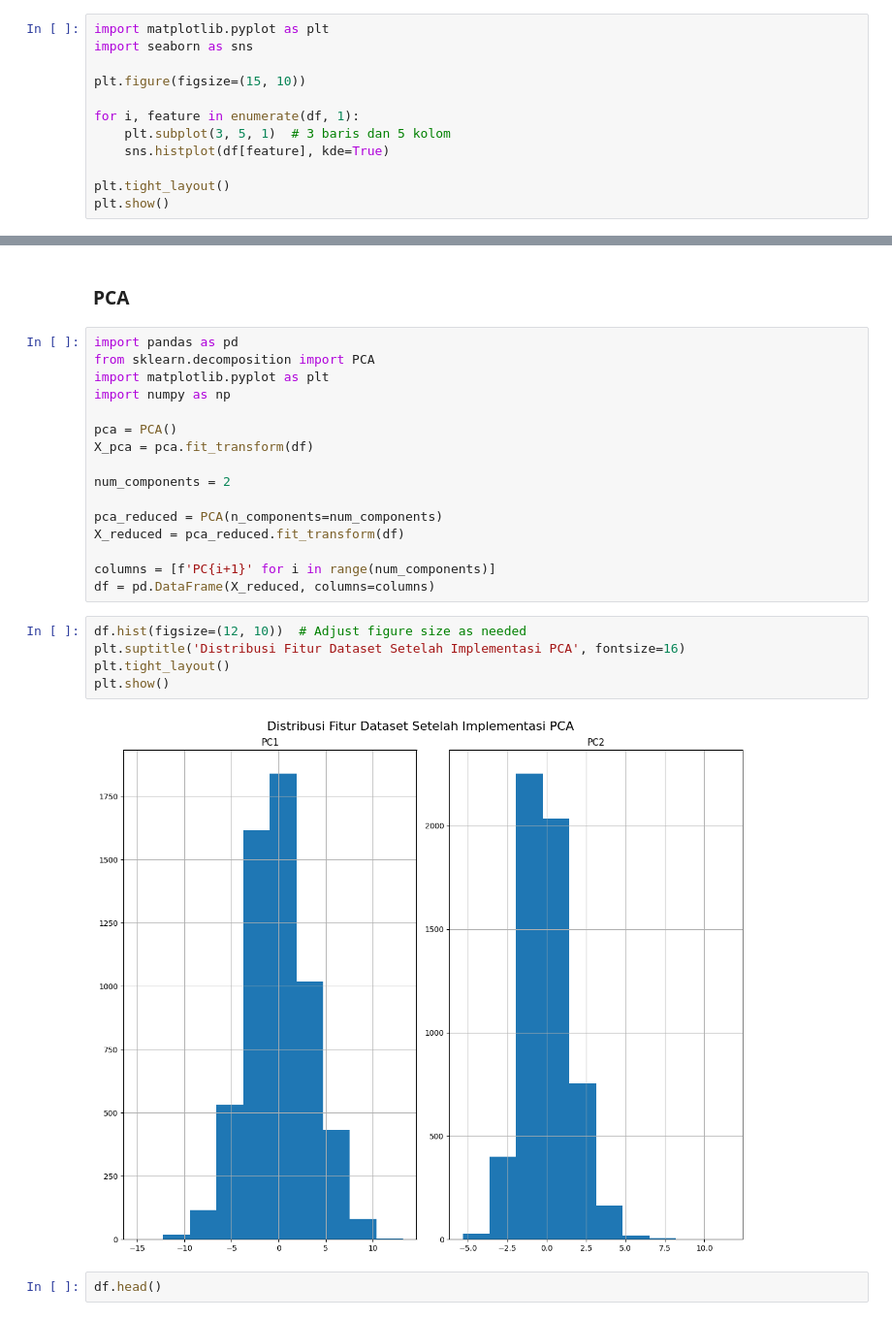
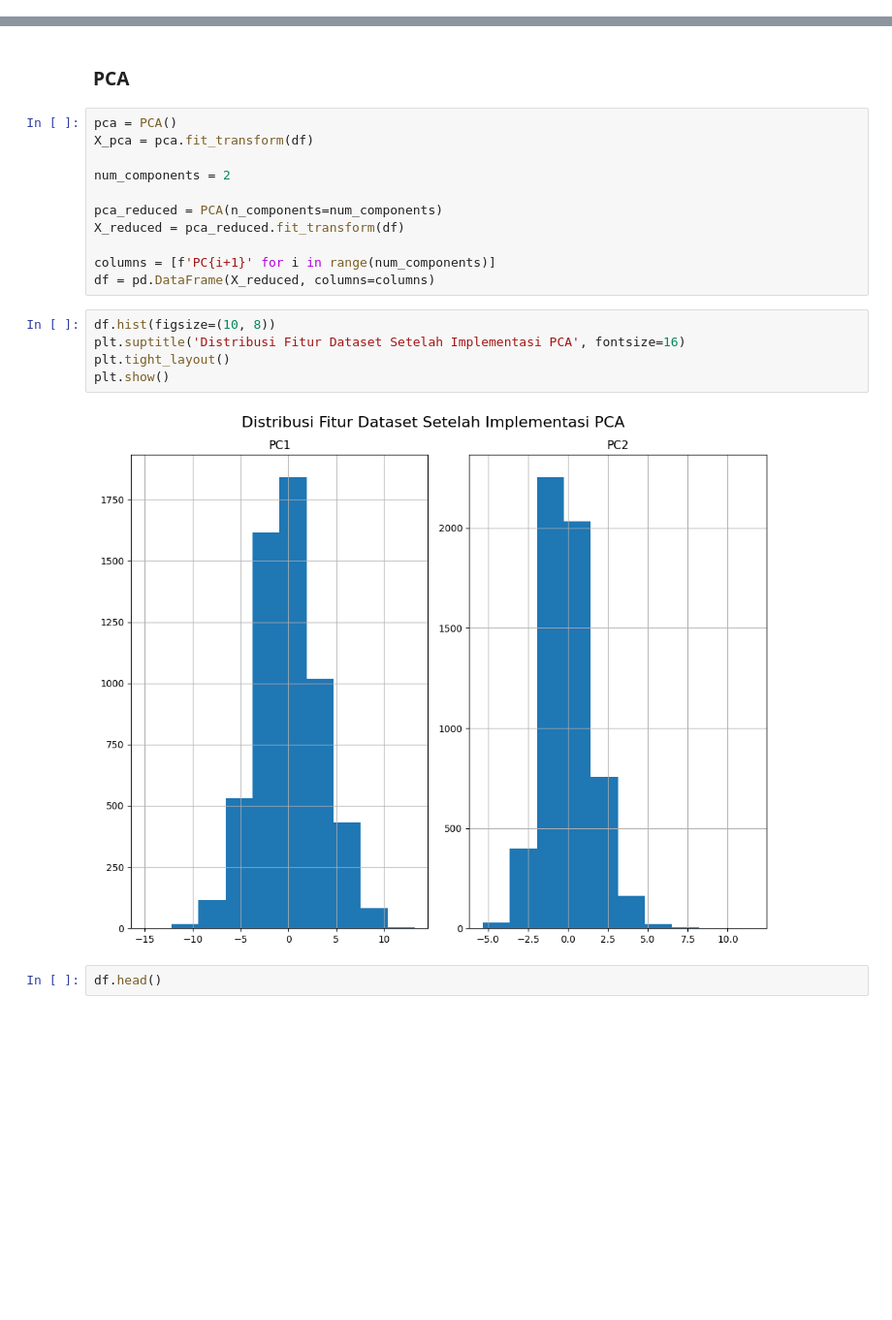
Before and after one commit to Hadoroo/ProjekAKhirJST, a Jupyter notebook: Project_Akhir.ipynb, the cells around one changed output, grey strips where cells are left out. Shown at 97% size. Saved outputs shown, nothing was run; the diff lists cells and outputs as text; blank space fills up the shorter version.

```diff
--- a/Project_Akhir.ipynb
+++ b/Project_Akhir.ipynb
@@ -31,12 +31,0 @@ test
-# %%
-import matplotlib.pyplot as plt
-import seaborn as sns
-
-plt.figure(figsize=(15, 10))
-
-for i, feature in enumerate(df, 1):
-    plt.subplot(3, 5, 1)  # 3 baris dan 5 kolom
-    sns.histplot(df[feature], kde=True)
-
-plt.tight_layout()
-plt.show()
@@ -208,11 +178,6 @@ plt.show()
 # %% [markdown]
 ### PCA
 # %%
-import pandas as pd
-from sklearn.decomposition import PCA
-import matplotlib.pyplot as plt
-import numpy as np
-
 pca = PCA()
 X_pca = pca.fit_transform(df)
 
@@ -224,12 +189,12 @@ X_reduced = pca_reduced.fit_transform(df)
 columns = [f'PC{i+1}' for i in range(num_components)]
 df = pd.DataFrame(X_reduced, columns=columns)
 # %%
-df.hist(figsize=(12, 10))  # Adjust figure size as needed
+df.hist(figsize=(10, 8))
 plt.suptitle('Distribusi Fitur Dataset Setelah Implementasi PCA', fontsize=16)
 plt.tight_layout()
 plt.show()
 # %% [output]
-[figure, old version]
+[figure, new version]
 # %%
 df.head()
 # %% [output]
```
Also changed, not shown: parts of 34 cells of this notebook.
